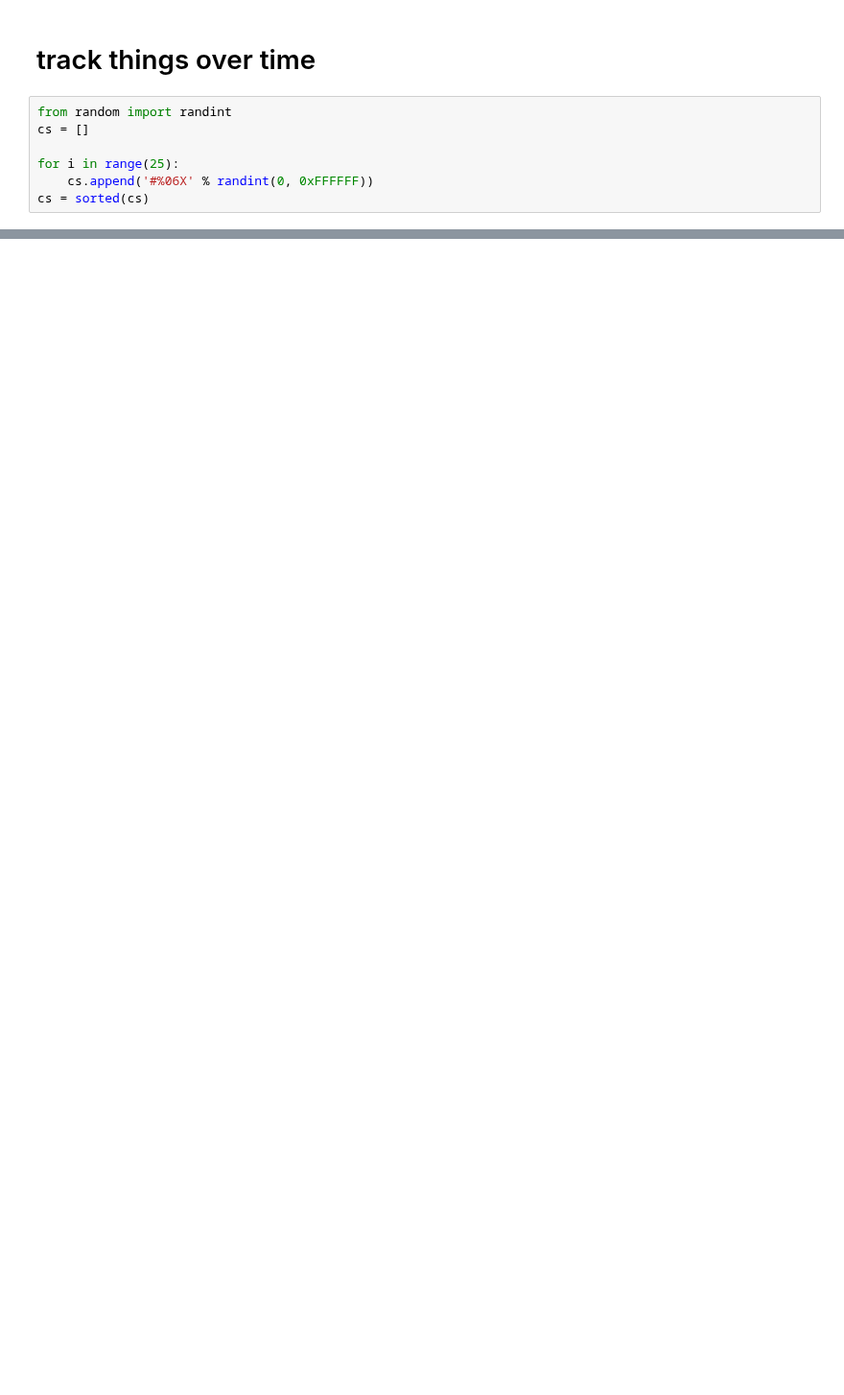
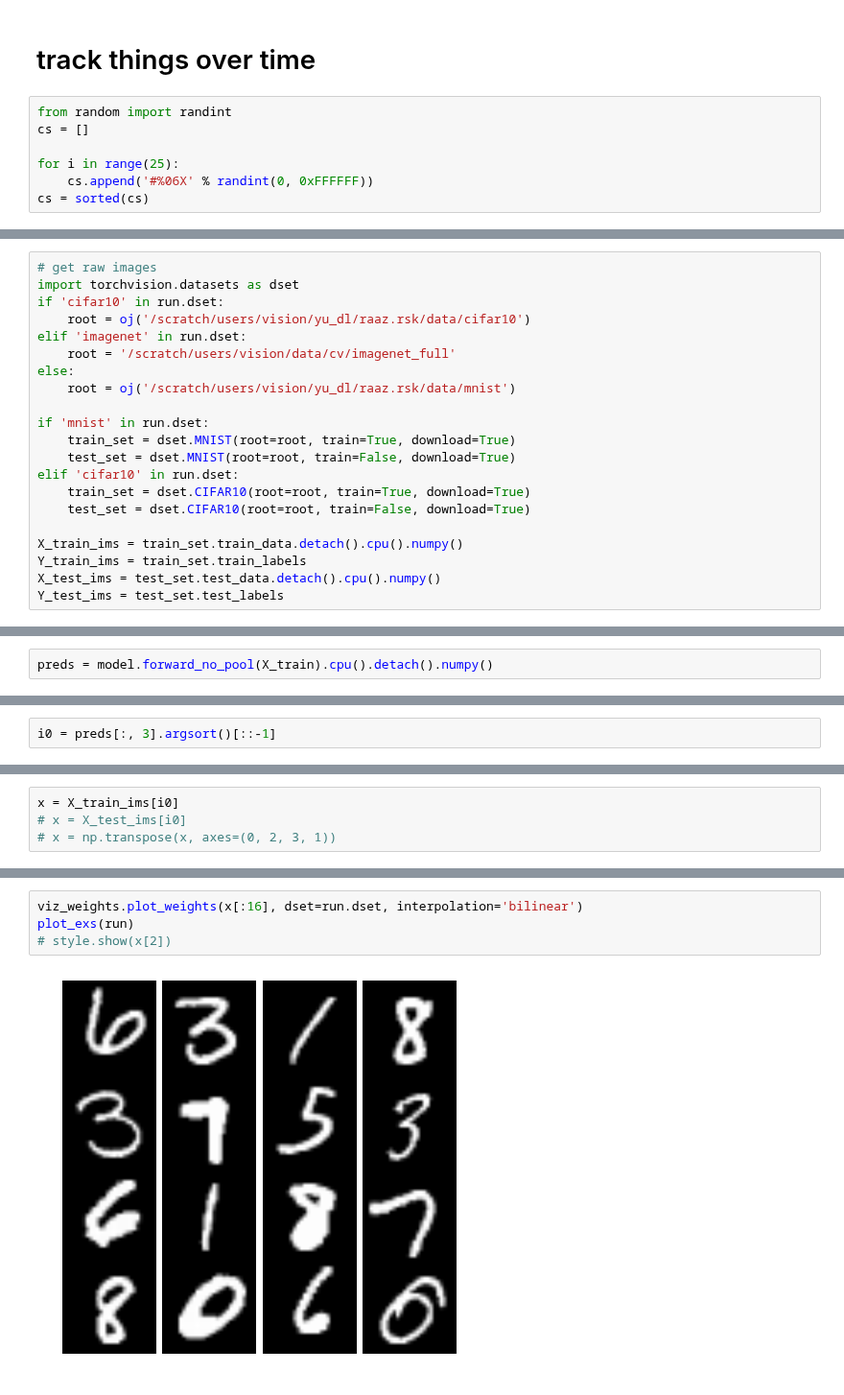
Before and after one commit to csinva/dnn-experiments, a Jupyter notebook: vision_analyze/init/vary_reps.ipynb, the cells around one changed output, grey strips where cells are left out. Shown at 96% size. Drawn from its saved outputs; the diff is of its cells as text; blank space fills up the shorter version.

```diff
--- a/vision_analyze/init/vary_reps.ipynb
+++ b/vision_analyze/init/vary_reps.ipynb
@@ -202,0 +166,21 @@ for _, row in rm.iterrows():
+# %%
+# get raw images
+import torchvision.datasets as dset
+if 'cifar10' in run.dset:
+    root = oj('/scratch/users/vision/yu_dl/raaz.rsk/data/cifar10')
+elif 'imagenet' in run.dset:
+    root = '/scratch/users/vision/data/cv/imagenet_full'
+else:
+    root = oj('/scratch/users/vision/yu_dl/raaz.rsk/data/mnist')
+
+if 'mnist' in run.dset:
+    train_set = dset.MNIST(root=root, train=True, download=True)
+    test_set = dset.MNIST(root=root, train=False, download=True)
+elif 'cifar10' in run.dset:
+    train_set = dset.CIFAR10(root=root, train=True, download=True)
+    test_set = dset.CIFAR10(root=root, train=False, download=True)
+
+X_train_ims = train_set.train_data.detach().cpu().numpy()
+Y_train_ims = train_set.train_labels
+X_test_ims = test_set.test_data.detach().cpu().numpy()
+Y_test_ims = test_set.test_labels
@@ -202,0 +191,2 @@ for _, row in rm.iterrows():
+# %%
+preds = model.forward_no_pool(X_train).cpu().detach().numpy()
@@ -202,0 +197,2 @@ for _, row in rm.iterrows():
+# %%
+i0 = preds[:, 3].argsort()[::-1]
@@ -202,0 +203,4 @@ for _, row in rm.iterrows():
+# %%
+x = X_train_ims[i0]
+# x = X_test_ims[i0]
+# x = np.transpose(x, axes=(0, 2, 3, 1))
@@ -202,0 +211,6 @@ for _, row in rm.iterrows():
+# %%
+viz_weights.plot_weights(x[:16], dset=run.dset, interpolation='bilinear')
+plot_exs(run)
+# style.show(x[2])
+# %% [output]
+[figure, added]
```
Also changed, not shown: parts of 17 cells of this notebook, 5 other files.
